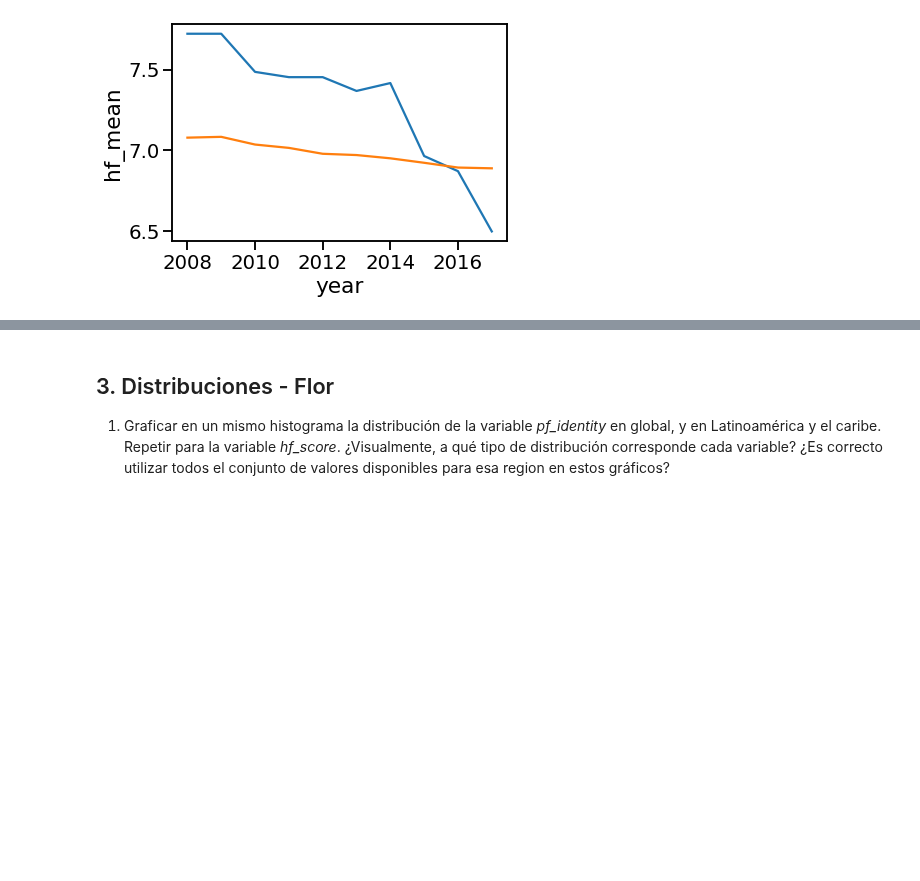
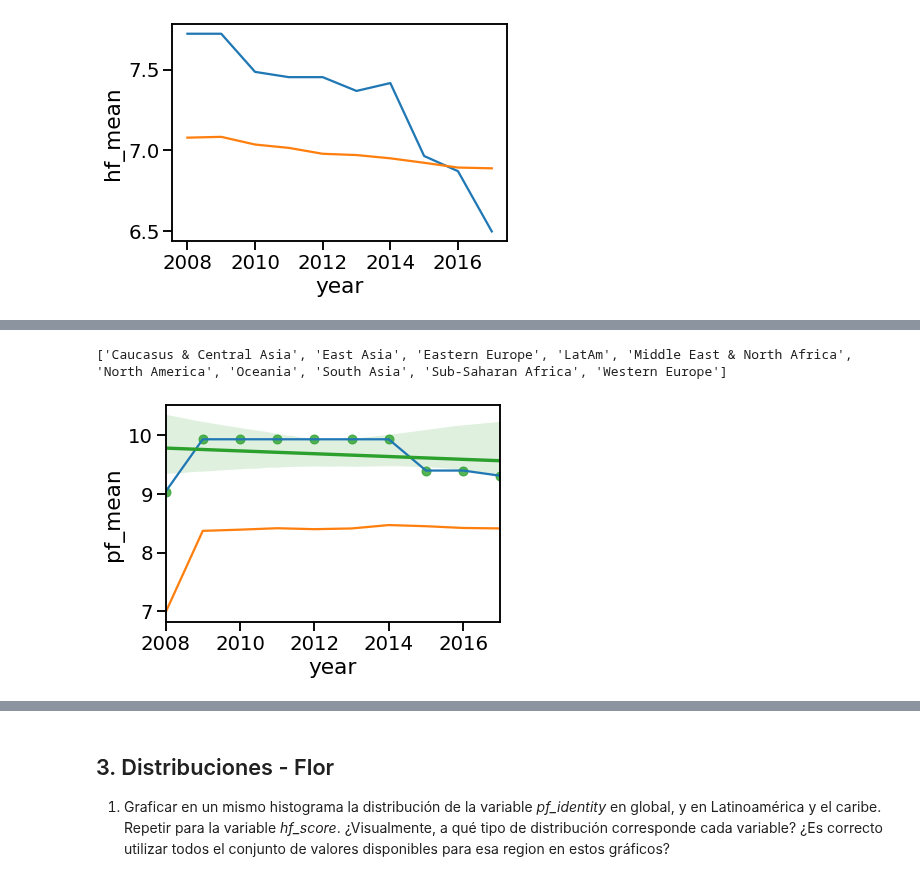
Before and after one commit to diplodatos2020-grupo5/AnalisisyVisualizacion, a Jupyter notebook: practico.ipynb, the cells around one changed output, grey strips where cells are left out. Cells and saved outputs as stored; diff of their text form; code cells hidden in the pictures; blank space fills up the shorter version.

```diff
--- a/practico.ipynb
+++ b/practico.ipynb
@@ -323,3 +328,43 @@ bx=seaborn.lineplot(x="year", y="hf_mean", data=hf)
 Pista: hay gráficos de seaborn que permiten generar visualizaciones para cada valor de una variable categórica, en este caso, las distintas regiones.
 
 Sólo por curiosidad, graficar la tendencia de *hf_score* y *ef_score* a través de los años. ¿Tienen alguna hipótesis para este comportamiento?
+# %%
+regions = list(set(dataset['region'].to_list()))
+regions = list(numpy.sort(regions))
+print(regions)
+plots=[]
+region = 'LatAm'
+by_region = dataset.groupby(['region']).get_group(region)
+
+#esto puede ser get_means_by(my_filter, region)
+#y en el groupby haces str(my_filter)
+def get_means_by_region(region):
+    #para una region
+    by_region = dataset.groupby(['region']).get_group(region)
+    for year in years:
+        grouped = by_region.groupby(['year'])
+        year_data = grouped.get_group(year)
+        pf_identities= year_data['pf_identity'].to_list()
+        pf_identities=[x for x in pf_identities if str(x) != 'nan']
+        pf_identity_mean=numpy.mean(pf_identities)
+        pf_data[year]=pf_identity_mean
+
+        hf_scores = year_data['hf_score'].to_list()
+        hf_scores=[x for x in hf_scores if str(x) != 'nan']
+        hf_score_mean = numpy.mean(hf_scores)
+        hf_data[year]=hf_score_mean
+
+        pf = pandas.DataFrame(pf_data.items(), columns=['year', 'pf_mean'])
+        hf = pandas.DataFrame(hf_data.items(), columns=['year', 'hf_mean'])
+
+        return pf, hf
+
+#el amarillo es bx
+pf_cca, hf_cca = get_means_by_region('Caucasus & Central Asia')
+pf_cca_plot = seaborn.lineplot(x="year", y="pf_mean", data=pf_cca)
+hf_cca_plot = seaborn.lineplot(x="year", y="hf_mean", data=hf_cca)
+#thanks, i hate it
+caa_tend_pf = seaborn.regplot(x="year",y="pf_mean",data = pf_cca)
+# %% [output]
+['Caucasus & Central Asia', 'East Asia', 'Eastern Europe', 'LatAm', 'Middle East & North Africa', 'North America', 'Oceania', 'South Asia', 'Sub-Saharan Africa', 'Western Europe']
+[figure, added]
```
Also changed, not shown: parts of 19 cells of this notebook.
